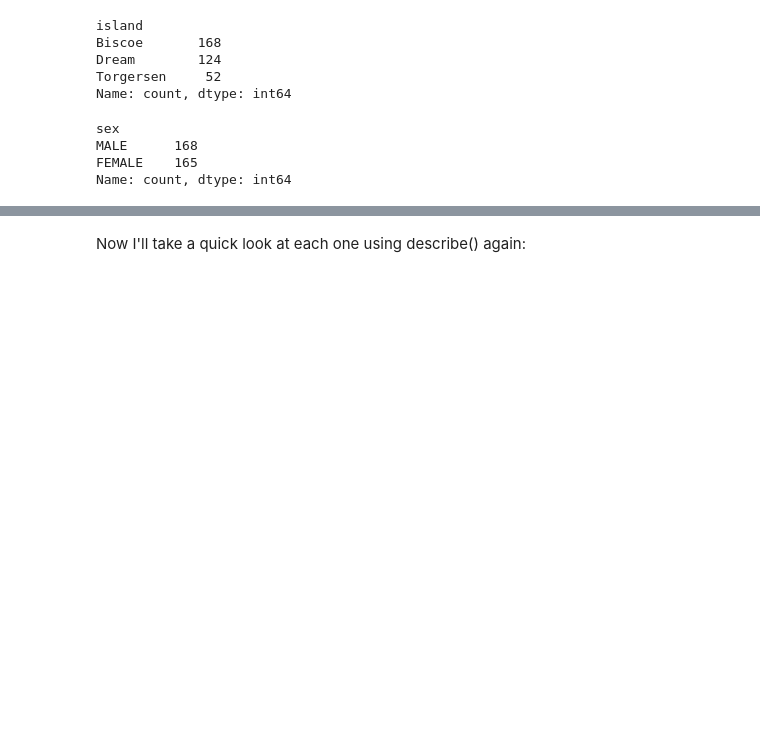
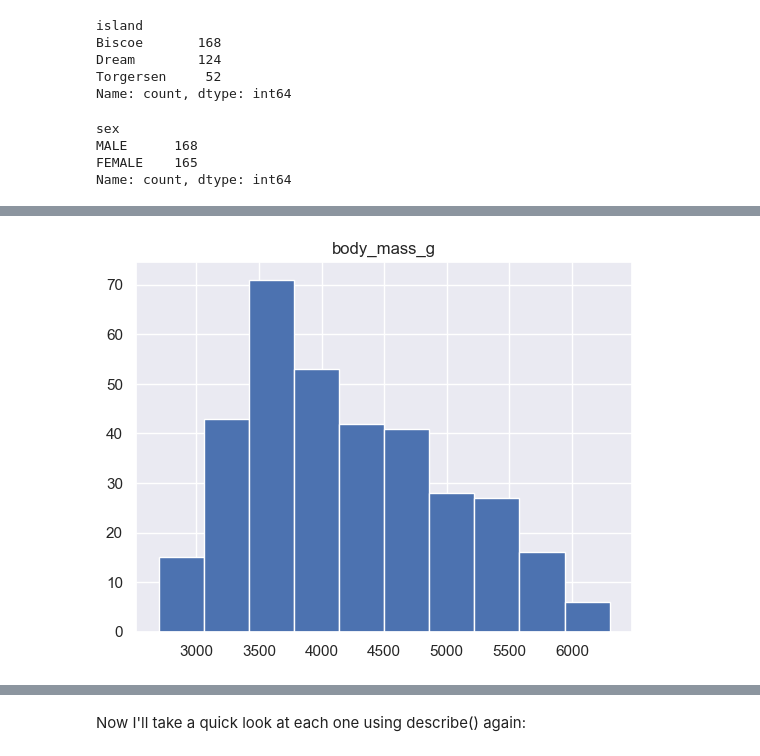
Before and after one commit to JBnkn/8634-data-analytics, a Jupyter notebook: penguins.ipynb, the cells around one changed output, grey strips where cells are left out. Saved outputs shown, nothing was run; the diff lists cells and outputs as text; code cells hidden in the pictures; blank space fills up the shorter version.

```diff
--- a/penguins.ipynb
+++ b/penguins.ipynb
@@ -84,0 +118,7 @@ Name: count, dtype: int64
+# %%
+col = "body_mass_g"
+df[col].hist()
+plt.title(col)
+plt.show()
+# %% [output]
+[figure, added]
```
Also changed, not shown: parts of 24 cells of this notebook.
